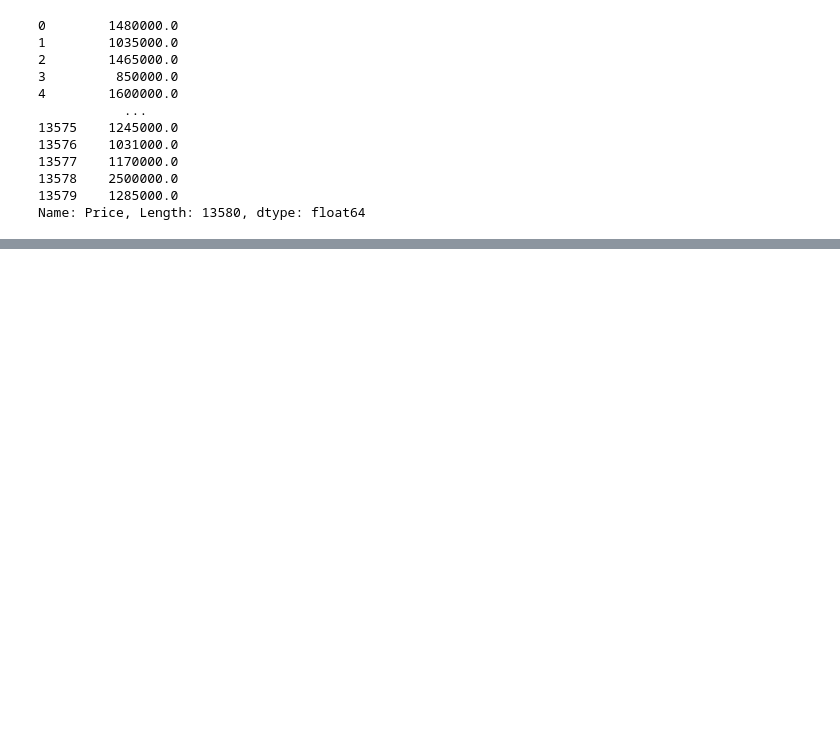
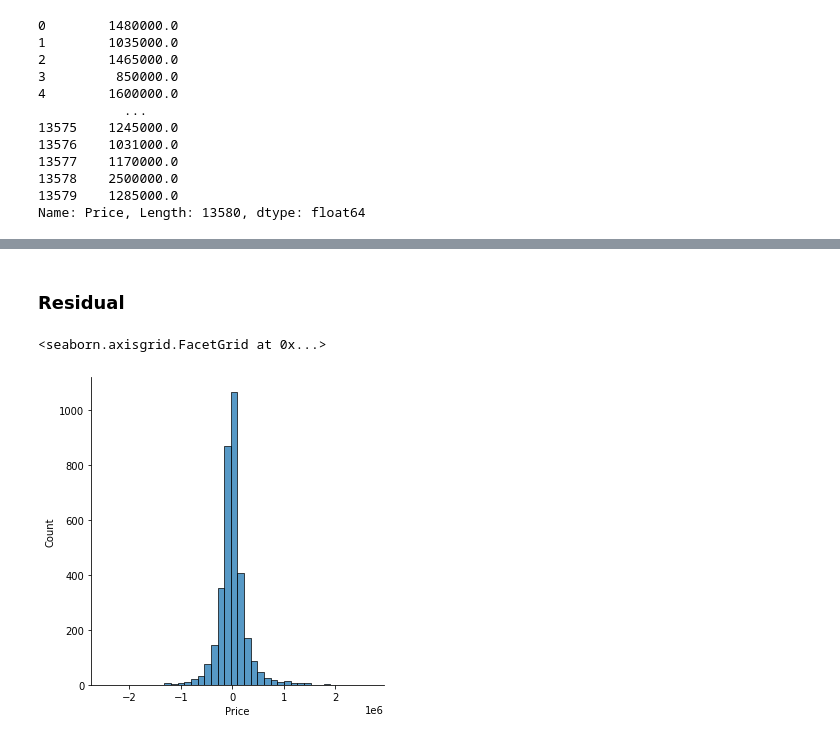
Before and after one commit to tejasjoshi2412/Melbourne_House_Market_Price_Predictions, a Jupyter notebook: Melbourne Prices.ipynb, the cells around one changed output, grey strips where cells are left out. Drawn from its saved outputs; the diff is of its cells as text; code cells hidden in the pictures; blank space fills up the shorter version.

```diff
--- a/Melbourne Prices.ipynb
+++ b/Melbourne Prices.ipynb
@@ -690,0 +724,7 @@ plt.scatter(y_test,predictions)
+# %% [markdown]
+### Residual
+# %%
+sns.displot(y_test - predictions,bins = 40)
+# %% [output]
+<seaborn.axisgrid.FacetGrid at 0x...>
+[figure, added]
```
Also changed, not shown: parts of 25 cells of this notebook.
